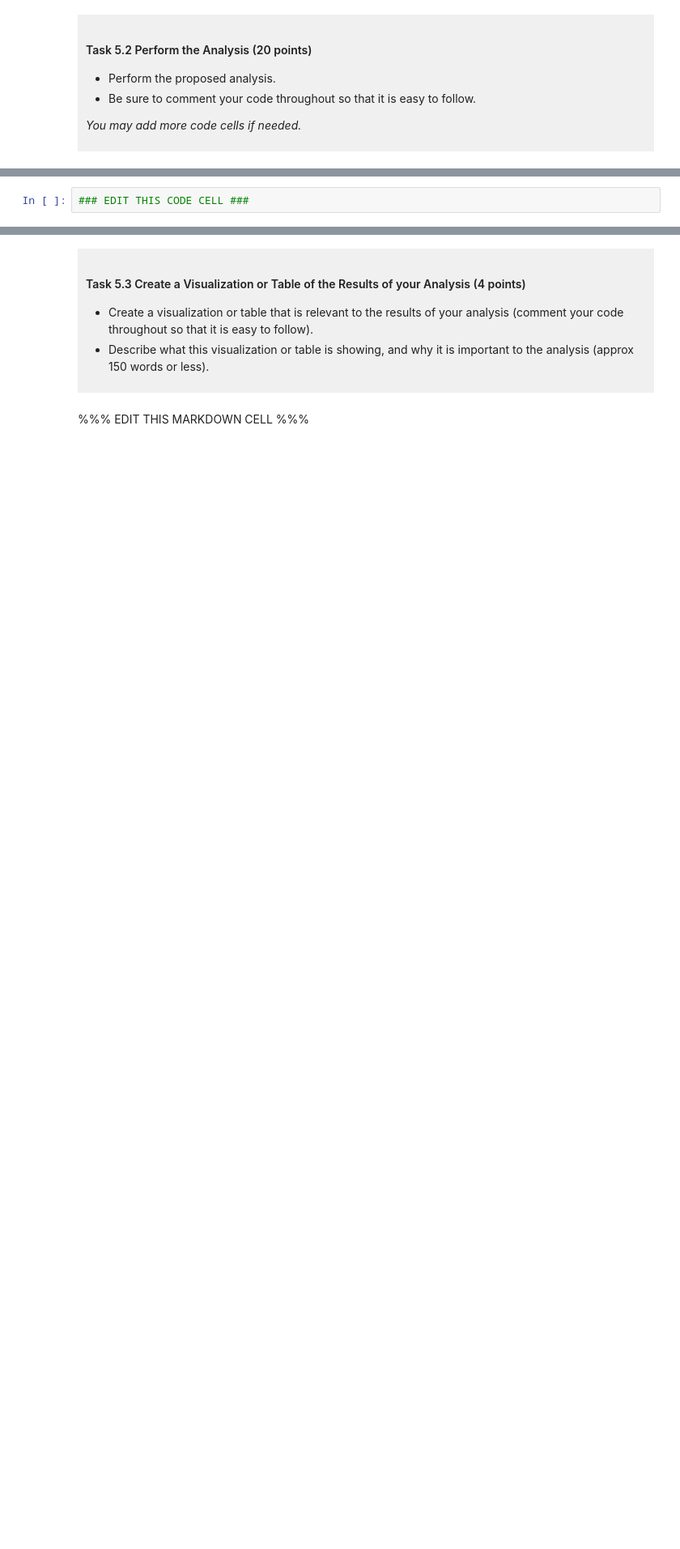
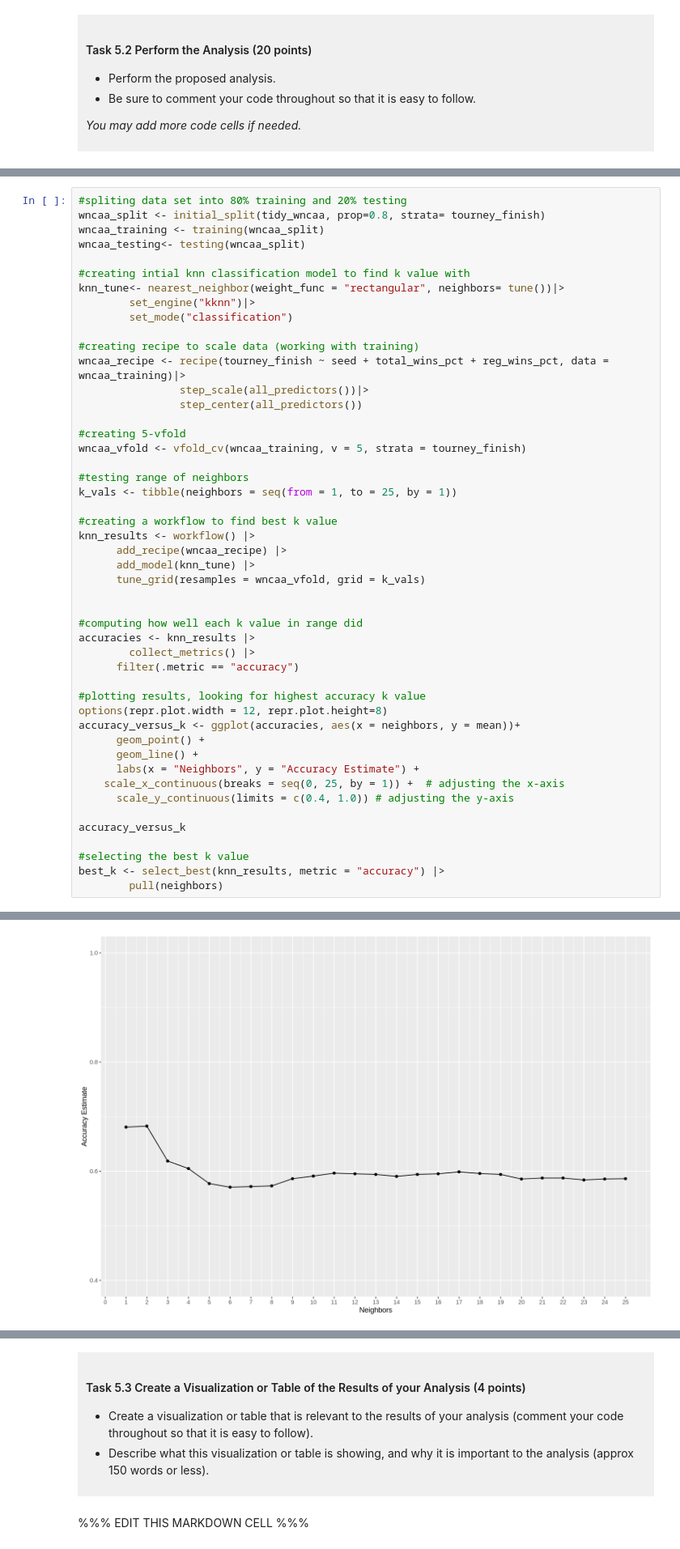
Before and after one commit to MiyaCreeden/dsci-100-project-miya-creeden, a Jupyter notebook: dsci-100-project-notebook.ipynb, the cells around one changed output, grey strips where cells are left out. Shown at 81% size. Cells and saved outputs as stored; diff of their text form; blank space fills up the shorter version.

```diff
--- a/dsci-100-project-notebook.ipynb
+++ b/dsci-100-project-notebook.ipynb
@@ -490,2 +510,49 @@ This is a *draft*, we require a commit at this stage but it does not need to be
 # %%
-### EDIT THIS CODE CELL ###
+#spliting data set into 80% training and 20% testing
+wncaa_split <- initial_split(tidy_wncaa, prop=0.8, strata= tourney_finish)
+wncaa_training <- training(wncaa_split)
+wncaa_testing<- testing(wncaa_split)
+
+#creating intial knn classification model to find k value with
+knn_tune<- nearest_neighbor(weight_func = "rectangular", neighbors= tune())|>
+        set_engine("kknn")|>
+        set_mode("classification")
+
+#creating recipe to scale data (working with training)
+wncaa_recipe <- recipe(tourney_finish ~ seed + total_wins_pct + reg_wins_pct, data = wncaa_training)|>
+                step_scale(all_predictors())|>
+                step_center(all_predictors())
+
+#creating 5-vfold
+wncaa_vfold <- vfold_cv(wncaa_training, v = 5, strata = tourney_finish)
+
+#testing range of neighbors
+k_vals <- tibble(neighbors = seq(from = 1, to = 25, by = 1))
+
+#creating a workflow to find best k value
+knn_results <- workflow() |>
+      add_recipe(wncaa_recipe) |>
+      add_model(knn_tune) |>
+      tune_grid(resamples = wncaa_vfold, grid = k_vals)
+
+
+#computing how well each k value in range did
+accuracies <- knn_results |>
+        collect_metrics() |>
+      filter(.metric == "accuracy")
+
+#plotting results, looking for highest accuracy k value
+options(repr.plot.width = 12, repr.plot.height=8)
+accuracy_versus_k <- ggplot(accuracies, aes(x = neighbors, y = mean))+
+      geom_point() +
+      geom_line() +
+      labs(x = "Neighbors", y = "Accuracy Estimate") +
+    scale_x_continuous(breaks = seq(0, 25, by = 1)) +  # adjusting the x-axis
+      scale_y_continuous(limits = c(0.4, 1.0)) # adjusting the y-axis
+
+accuracy_versus_k
+
+#selecting the best k value
+best_k <- select_best(knn_results, metric = "accuracy") |>
+        pull(neighbors)
+# %% [output]
@@ -491,0 +571 @@ This is a *draft*, we require a commit at this stage but it does not need to be
+[figure, added]
```
Also changed, not shown: parts of 5 cells of this notebook.
